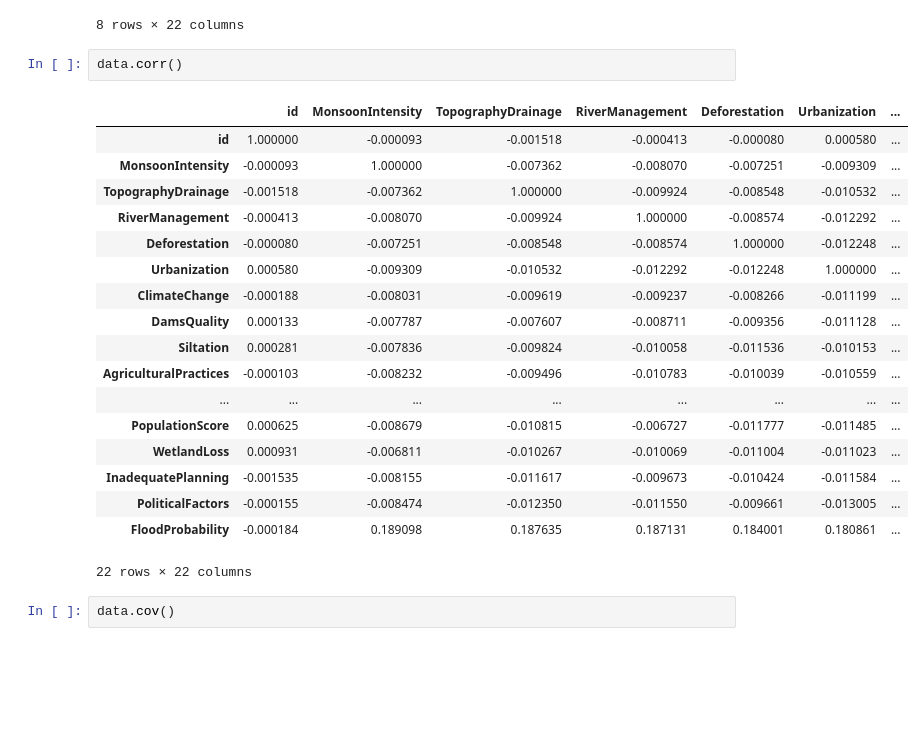
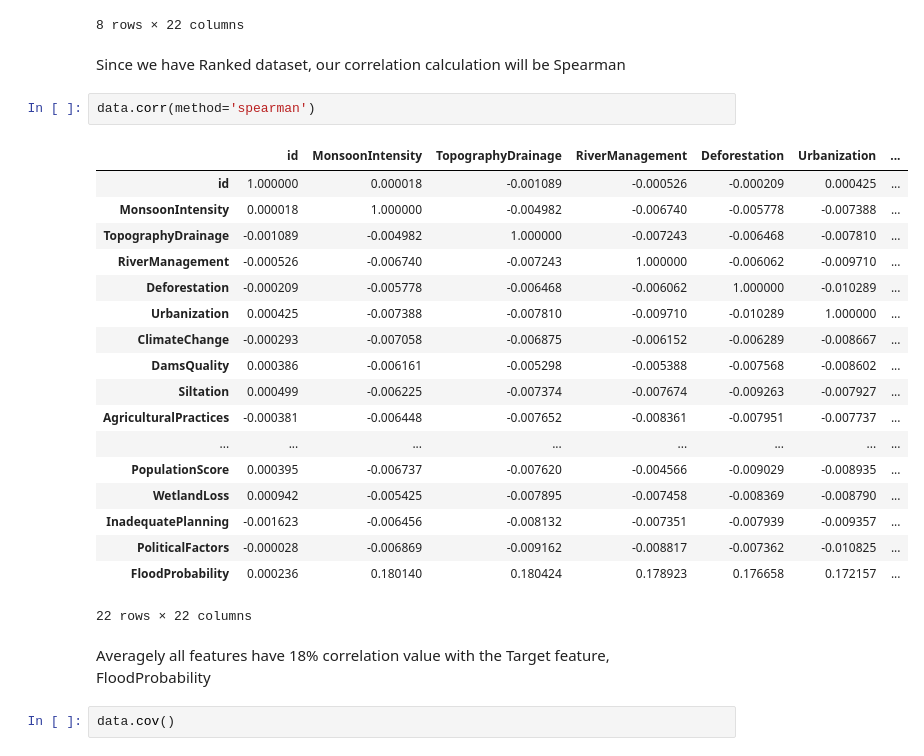
Before and after one commit to BabsMatt/Probability-of-Flood-Prediction, a Jupyter notebook: Flood Prediction Kaggle Work.ipynb, the cells around one changed output. Cells and saved outputs as stored; diff of their text form; blank space fills up the shorter version.

```diff
--- a/Flood Prediction Kaggle Work.ipynb
+++ b/Flood Prediction Kaggle Work.ipynb
@@ -90,27 +92,31 @@ data.describe()
 | 75% | 8.384670e+05 | 6.000000e+00 | 6.000000e+00 | 6.000000e+00 | 6.000000e+00 | 6.000000e+00 | ... |
 | max | 1.117956e+06 | 1.600000e+01 | 1.800000e+01 | 1.600000e+01 | 1.700000e+01 | 1.700000e+01 | ... |
 8 rows × 22 columns
+# %% [markdown]
+Since we have Ranked dataset, our correlation calculation will be Spearman
 # %%
-data.corr()
+data.corr(method='spearman')
 # %% [output]
 |  | id | MonsoonIntensity | TopographyDrainage | RiverManagement | Deforestation | Urbanization | ... |
-| id | 1.000000 | -0.000093 | -0.001518 | -0.000413 | -0.000080 | 0.000580 | ... |
-| MonsoonIntensity | -0.000093 | 1.000000 | -0.007362 | -0.008070 | -0.007251 | -0.009309 | ... |
-| TopographyDrainage | -0.001518 | -0.007362 | 1.000000 | -0.009924 | -0.008548 | -0.010532 | ... |
-| RiverManagement | -0.000413 | -0.008070 | -0.009924 | 1.000000 | -0.008574 | -0.012292 | ... |
-| Deforestation | -0.000080 | -0.007251 | -0.008548 | -0.008574 | 1.000000 | -0.012248 | ... |
-| Urbanization | 0.000580 | -0.009309 | -0.010532 | -0.012292 | -0.012248 | 1.000000 | ... |
-| ClimateChange | -0.000188 | -0.008031 | -0.009619 | -0.009237 | -0.008266 | -0.011199 | ... |
-| DamsQuality | 0.000133 | -0.007787 | -0.007607 | -0.008711 | -0.009356 | -0.011128 | ... |
-| Siltation | 0.000281 | -0.007836 | -0.009824 | -0.010058 | -0.011536 | -0.010153 | ... |
-| AgriculturalPractices | -0.000103 | -0.008232 | -0.009496 | -0.010783 | -0.010039 | -0.010559 | ... |
+| id | 1.000000 | 0.000018 | -0.001089 | -0.000526 | -0.000209 | 0.000425 | ... |
+| MonsoonIntensity | 0.000018 | 1.000000 | -0.004982 | -0.006740 | -0.005778 | -0.007388 | ... |
+| TopographyDrainage | -0.001089 | -0.004982 | 1.000000 | -0.007243 | -0.006468 | -0.007810 | ... |
+| RiverManagement | -0.000526 | -0.006740 | -0.007243 | 1.000000 | -0.006062 | -0.009710 | ... |
+| Deforestation | -0.000209 | -0.005778 | -0.006468 | -0.006062 | 1.000000 | -0.010289 | ... |
+| Urbanization | 0.000425 | -0.007388 | -0.007810 | -0.009710 | -0.010289 | 1.000000 | ... |
+| ClimateChange | -0.000293 | -0.007058 | -0.006875 | -0.006152 | -0.006289 | -0.008667 | ... |
+| DamsQuality | 0.000386 | -0.006161 | -0.005298 | -0.005388 | -0.007568 | -0.008602 | ... |
+| Siltation | 0.000499 | -0.006225 | -0.007374 | -0.007674 | -0.009263 | -0.007927 | ... |
+| AgriculturalPractices | -0.000381 | -0.006448 | -0.007652 | -0.008361 | -0.007951 | -0.007737 | ... |
 | ... | ... | ... | ... | ... | ... | ... | ... |
-| PopulationScore | 0.000625 | -0.008679 | -0.010815 | -0.006727 | -0.011777 | -0.011485 | ... |
-| WetlandLoss | 0.000931 | -0.006811 | -0.010267 | -0.010069 | -0.011004 | -0.011023 | ... |
-| InadequatePlanning | -0.001535 | -0.008155 | -0.011617 | -0.009673 | -0.010424 | -0.011584 | ... |
-| PoliticalFactors | -0.000155 | -0.008474 | -0.012350 | -0.011550 | -0.009661 | -0.013005 | ... |
-| FloodProbability | -0.000184 | 0.189098 | 0.187635 | 0.187131 | 0.184001 | 0.180861 | ... |
+| PopulationScore | 0.000395 | -0.006737 | -0.007620 | -0.004566 | -0.009029 | -0.008935 | ... |
+| WetlandLoss | 0.000942 | -0.005425 | -0.007895 | -0.007458 | -0.008369 | -0.008790 | ... |
+| InadequatePlanning | -0.001623 | -0.006456 | -0.008132 | -0.007351 | -0.007939 | -0.009357 | ... |
+| PoliticalFactors | -0.000028 | -0.006869 | -0.009162 | -0.008817 | -0.007362 | -0.010825 | ... |
+| FloodProbability | 0.000236 | 0.180140 | 0.180424 | 0.178923 | 0.176658 | 0.172157 | ... |
 22 rows × 22 columns
+# %% [markdown]
+Averagely all features have 18% correlation value with the Target feature, FloodProbability
 # %%
 data.cov()
 # %% [output]
```
Also changed, not shown: parts of 24 cells of this notebook.
